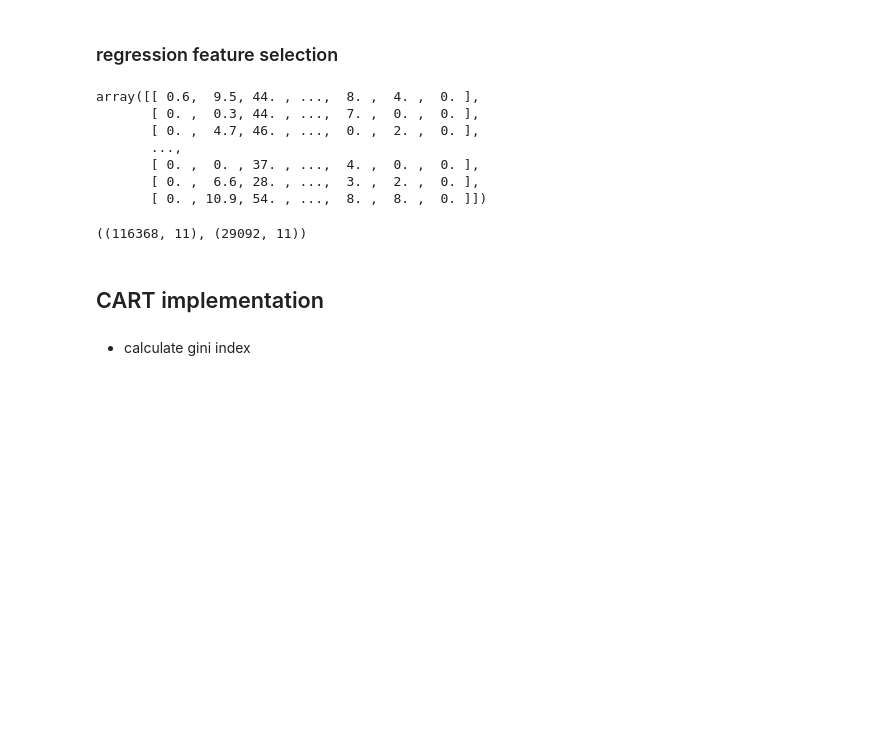
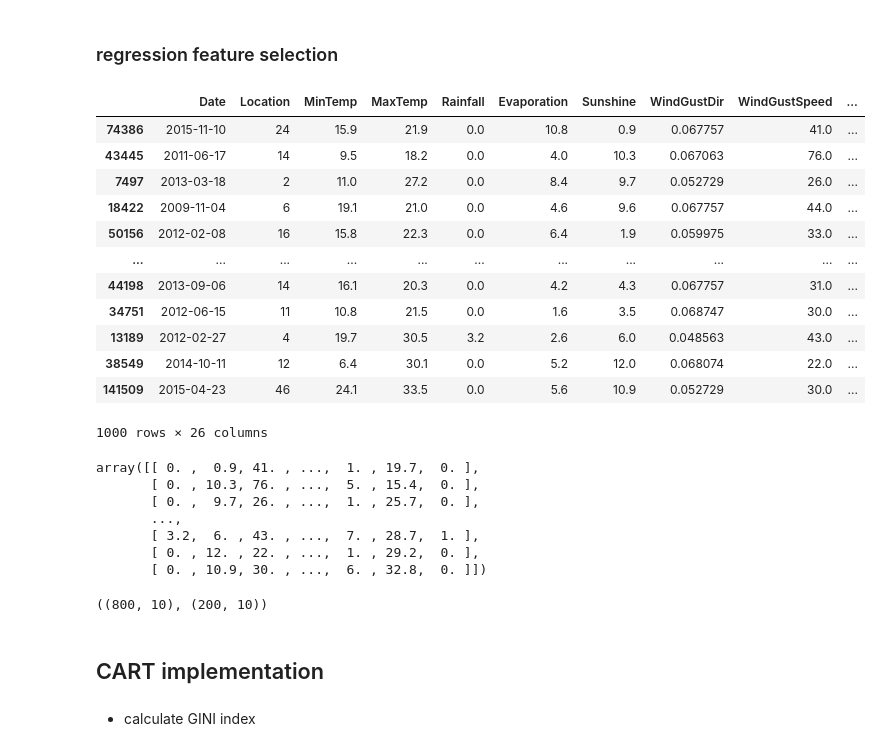
Before and after one commit to ashen007/Australia_rain_prediction, a Jupyter notebook: model/Decision Tree model.ipynb, the cells around one changed output. Cells and saved outputs as stored; diff of their text form; code cells hidden in the pictures; blank space fills up the shorter version.

Commit message:
calculate GINI index

```diff
--- a/model/Decision Tree model.ipynb
+++ b/model/Decision Tree model.ipynb
@@ -109,27 +107,45 @@ data
 # %% [markdown]
 ### regression feature selection
+# %%
+# for testing get small sample
+data_copy = data.sample(n=1000, random_state=64)
+data_copy
+# %% [output]
+|  | Date | Location | MinTemp | MaxTemp | Rainfall | Evaporation | Sunshine | WindGustDir | WindGustSpeed | ... |
+| 74386 | 2015-11-10 | 24 | 15.9 | 21.9 | 0.0 | 10.8 | 0.9 | 0.067757 | 41.0 | ... |
+| 43445 | 2011-06-17 | 14 | 9.5 | 18.2 | 0.0 | 4.0 | 10.3 | 0.067063 | 76.0 | ... |
+| 7497 | 2013-03-18 | 2 | 11.0 | 27.2 | 0.0 | 8.4 | 9.7 | 0.052729 | 26.0 | ... |
+| 18422 | 2009-11-04 | 6 | 19.1 | 21.0 | 0.0 | 4.6 | 9.6 | 0.067757 | 44.0 | ... |
+| 50156 | 2012-02-08 | 16 | 15.8 | 22.3 | 0.0 | 6.4 | 1.9 | 0.059975 | 33.0 | ... |
+| ... | ... | ... | ... | ... | ... | ... | ... | ... | ... | ... |
+| 44198 | 2013-09-06 | 14 | 16.1 | 20.3 | 0.0 | 4.2 | 4.3 | 0.067757 | 31.0 | ... |
+| 34751 | 2012-06-15 | 11 | 10.8 | 21.5 | 0.0 | 1.6 | 3.5 | 0.068747 | 30.0 | ... |
+| 13189 | 2012-02-27 | 4 | 19.7 | 30.5 | 3.2 | 2.6 | 6.0 | 0.048563 | 43.0 | ... |
+| 38549 | 2014-10-11 | 12 | 6.4 | 30.1 | 0.0 | 5.2 | 12.0 | 0.068074 | 22.0 | ... |
+| 141509 | 2015-04-23 | 46 | 24.1 | 33.5 | 0.0 | 5.6 | 10.9 | 0.052729 | 30.0 | ... |
+1000 rows × 26 columns
 # %%
-temp = data.drop('RainTomorrow', axis=1)
-y = data['RainTomorrow']
+temp = data_copy.drop(['RainTomorrow', 'Date'], axis=1)
+y = data_copy['RainTomorrow']
 features = SelectKBest(score_func=f_regression, k=10)
 selected_features = features.fit_transform(temp, y)
 selected_features
 # %% [output]
-array([[ 0.6,  9.5, 44. , ...,  8. ,  4. ,  0. ],
-       [ 0. ,  0.3, 44. , ...,  7. ,  0. ,  0. ],
-       [ 0. ,  4.7, 46. , ...,  0. ,  2. ,  0. ],
+array([[ 0. ,  0.9, 41. , ...,  1. , 19.7,  0. ],
+       [ 0. , 10.3, 76. , ...,  5. , 15.4,  0. ],
+       [ 0. ,  9.7, 26. , ...,  1. , 25.7,  0. ],
        ...,
-       [ 0. ,  0. , 37. , ...,  4. ,  0. ,  0. ],
-       [ 0. ,  6.6, 28. , ...,  3. ,  2. ,  0. ],
-       [ 0. , 10.9, 54. , ...,  8. ,  8. ,  0. ]])
+       [ 3.2,  6. , 43. , ...,  7. , 28.7,  1. ],
+       [ 0. , 12. , 22. , ...,  1. , 29.2,  0. ],
+       [ 0. , 10.9, 30. , ...,  6. , 32.8,  0. ]])
 # %%
-input_feature = ['Location', 'Rainfall', 'Sunshine', 'WindGustSpeed', 'Humidity9am', 'Humidity3pm',
+input_feature = ['Rainfall', 'Sunshine', 'WindGustSpeed', 'Humidity9am', 'Humidity3pm',
                  'Pressure9am', 'Pressure3pm', 'Cloud9am', 'Cloud3pm', 'RainToday']
 train_x, test_x, train_y, test_y = train_test_split(temp[input_feature], y, test_size=0.2, random_state=64)
 train_x.shape, test_x.shape
 # %% [output]
-((116368, 11), (29092, 11))
+((800, 10), (200, 10))
 # %% [markdown]
 ## CART implementation
 # %% [markdown]
-- calculate gini index
+- calculate GINI index
```
Also changed, not shown: parts of 6 cells of this notebook, 3 other files.
